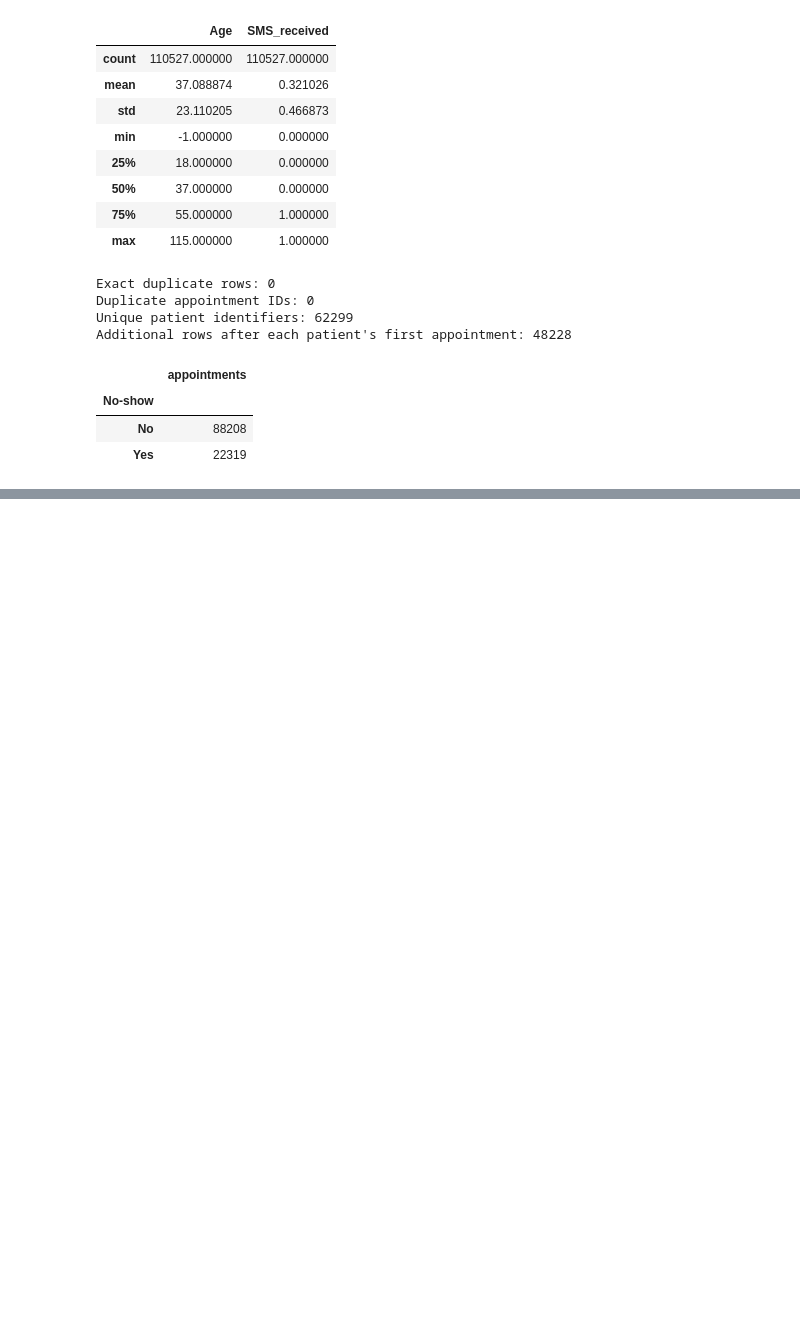
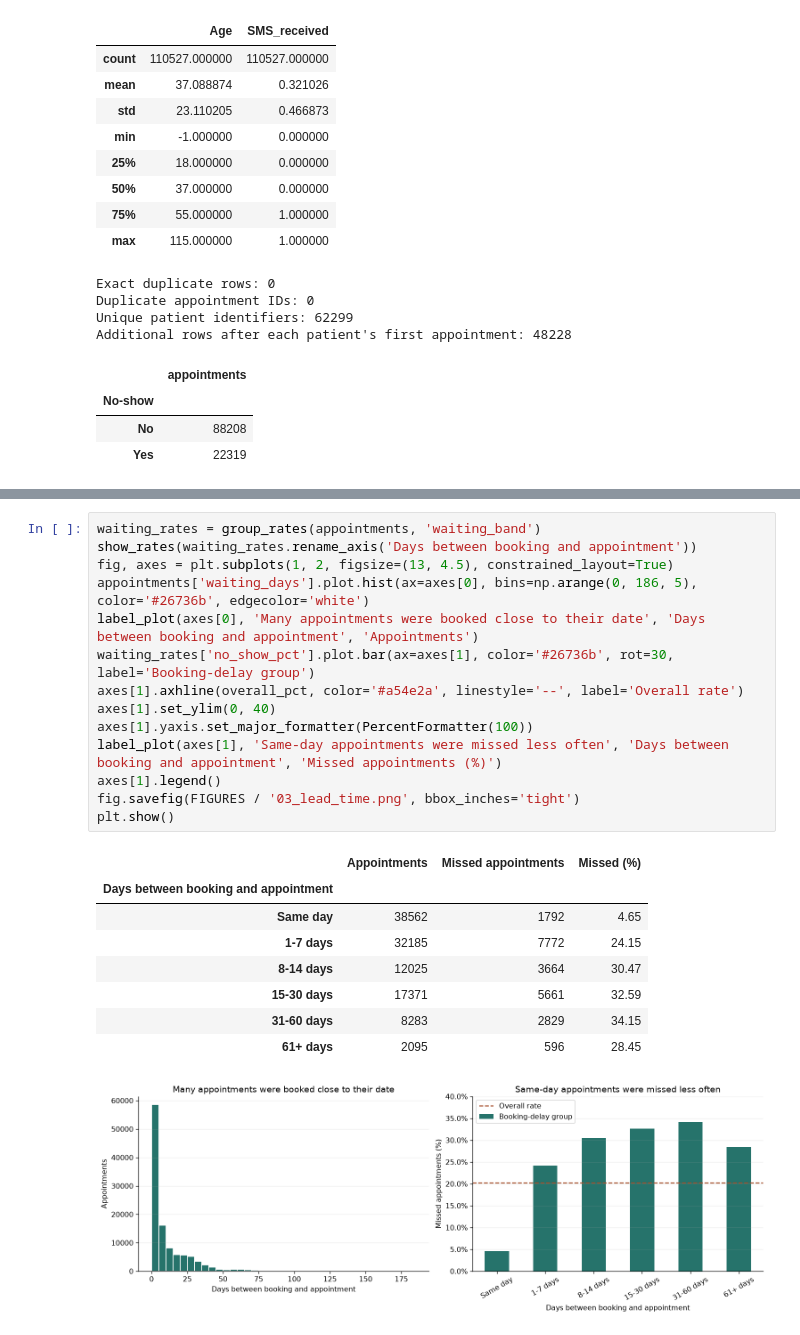
Before and after one commit to noufal85/Udacity_MS_Investigate_Dataset, a Jupyter notebook: Investigate_a_Dataset.ipynb, the cells around one changed output, grey strips where cells are left out. Saved outputs shown, nothing was run; the diff lists cells and outputs as text; blank space fills up the shorter version.

```diff
--- a/Investigate_a_Dataset.ipynb
+++ b/Investigate_a_Dataset.ipynb
@@ -611,0 +398,24 @@ claimed in this report.
+# %%
+waiting_rates = group_rates(appointments, 'waiting_band')
+show_rates(waiting_rates.rename_axis('Days between booking and appointment'))
+fig, axes = plt.subplots(1, 2, figsize=(13, 4.5), constrained_layout=True)
+appointments['waiting_days'].plot.hist(ax=axes[0], bins=np.arange(0, 186, 5), color='#26736b', edgecolor='white')
+label_plot(axes[0], 'Many appointments were booked close to their date', 'Days between booking and appointment', 'Appointments')
+waiting_rates['no_show_pct'].plot.bar(ax=axes[1], color='#26736b', rot=30, label='Booking-delay group')
+axes[1].axhline(overall_pct, color='#a54e2a', linestyle='--', label='Overall rate')
+axes[1].set_ylim(0, 40)
+axes[1].yaxis.set_major_formatter(PercentFormatter(100))
+label_plot(axes[1], 'Same-day appointments were missed less often', 'Days between booking and appointment', 'Missed appointments (%)')
+axes[1].legend()
+fig.savefig(FIGURES / '03_lead_time.png', bbox_inches='tight')
+plt.show()
+# %% [output]
+|  | Appointments | Missed appointments | Missed (%) |
+| Days between booking and appointment |  |  |  |
+| Same day | 38562 | 1792 | 4.65 |
+| 1-7 days | 32185 | 7772 | 24.15 |
+| 8-14 days | 12025 | 3664 | 30.47 |
+| 15-30 days | 17371 | 5661 | 32.59 |
+| 31-60 days | 8283 | 2829 | 34.15 |
+| 61+ days | 2095 | 596 | 28.45 |
+[figure, added]
```
Also changed, not shown: parts of 45 cells of this notebook, 14 other files.
